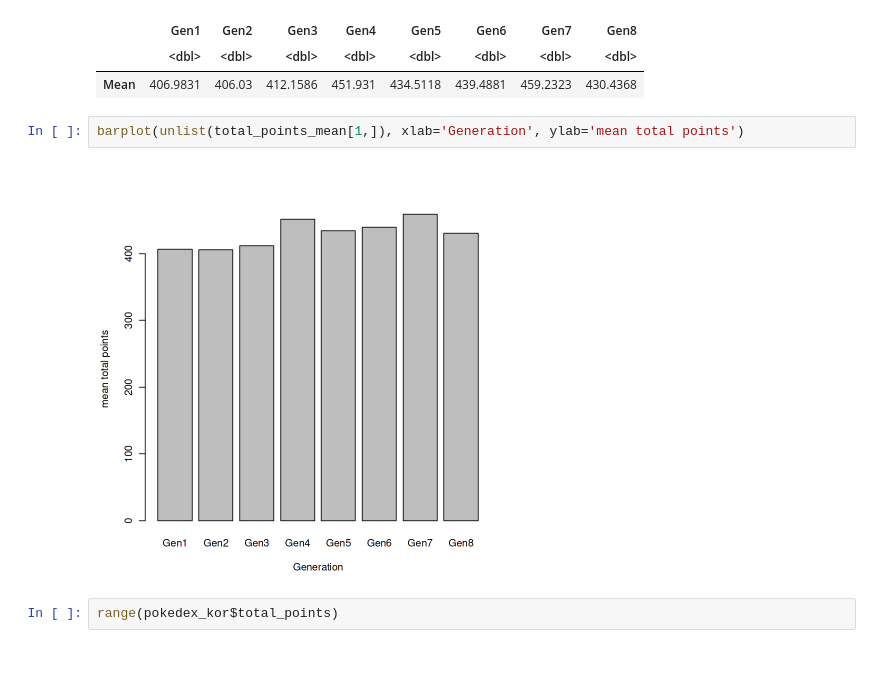
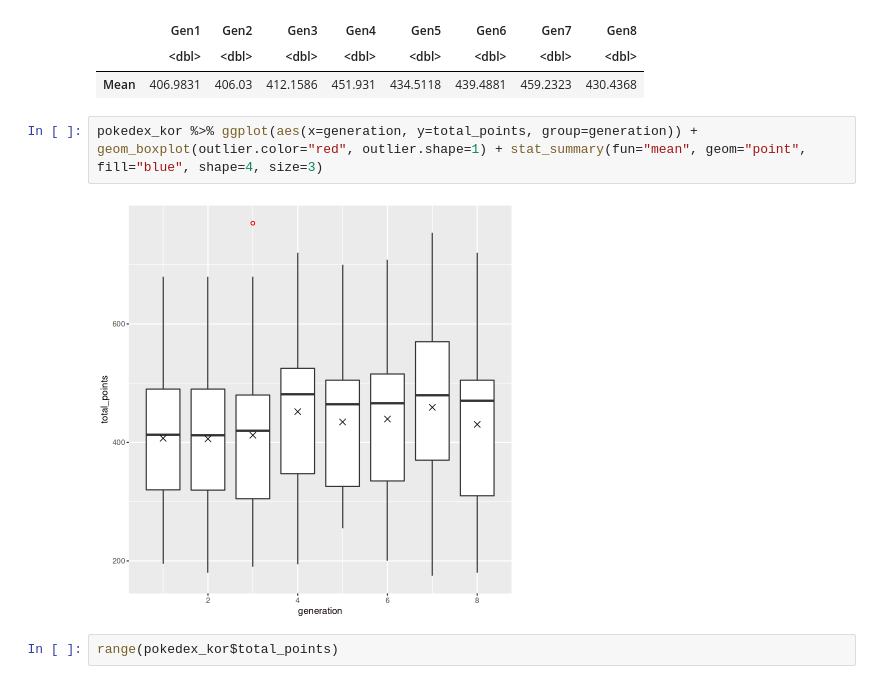
Before and after one commit to stop1one/Analyzing-Pokemon-Championship, a Jupyter notebook: analyzing-pokemon.ipynb, the cells around one changed output. Cells and saved outputs as stored; diff of their text form.

```diff
--- a/analyzing-pokemon.ipynb
+++ b/analyzing-pokemon.ipynb
@@ -177,10 +178,10 @@ A data.frame: 1 × 8
 |  | Gen1 | Gen2 | Gen3 | Gen4 | Gen5 | Gen6 | Gen7 | Gen8 |
 |  | <dbl> | <dbl> | <dbl> | <dbl> | <dbl> | <dbl> | <dbl> | <dbl> |
 | Mean | 406.9831 | 406.03 | 412.1586 | 451.931 | 434.5118 | 439.4881 | 459.2323 | 430.4368 |
-# %%
-barplot(unlist(total_points_mean[1,]), xlab='Generation', ylab='mean total points')
-# %% [output]
-[figure, removed]
+# %%
+pokedex_kor %>% ggplot(aes(x=generation, y=total_points, group=generation)) + geom_boxplot(outlier.color="red", outlier.shape=1) + stat_summary(fun="mean", geom="point", fill="blue", shape=4, size=3)
+# %% [output]
+[figure, added]
 # %%
 range(pokedex_kor$total_points)
 # %% [output]
```
Also changed, not shown: parts of 28 cells of this notebook.
